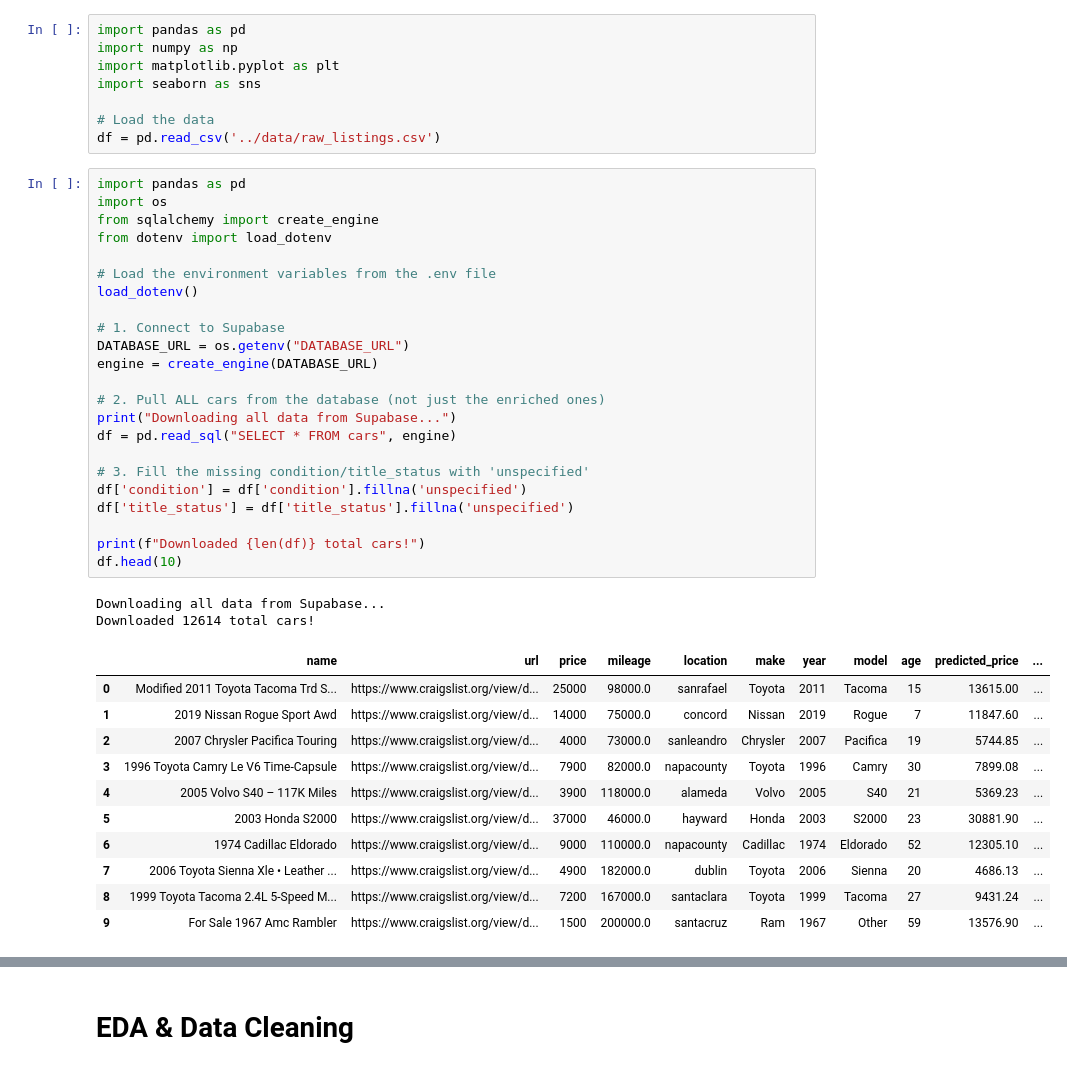
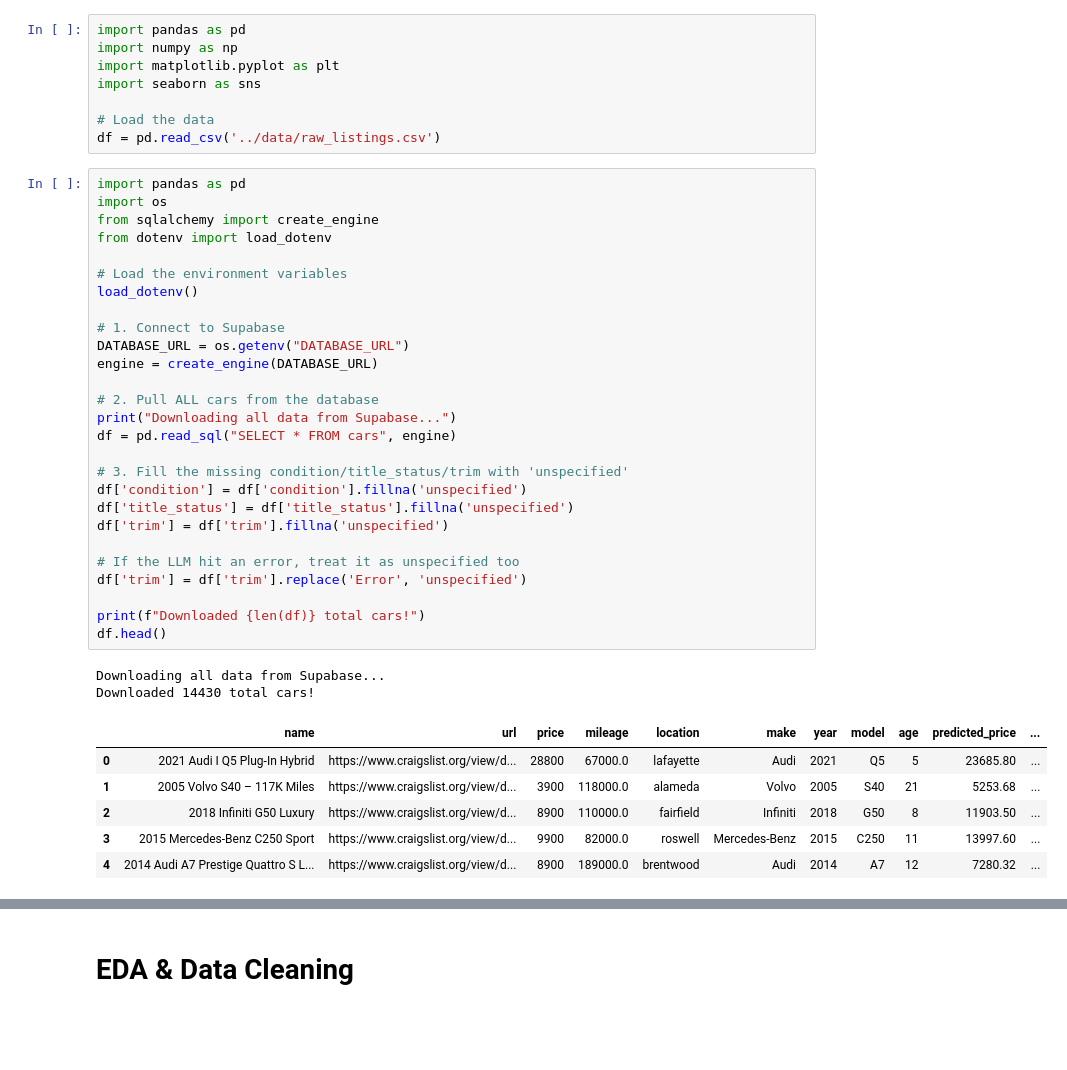
Before and after one commit to abhiswrld/AutoValuate, a Jupyter notebook: ml/AutoValuate_Pipeline.ipynb, the cells around one changed output, grey strips where cells are left out. Cells and saved outputs as stored; diff of their text form; blank space fills up the shorter version.

```diff
--- a/ml/AutoValuate_Pipeline.ipynb
+++ b/ml/AutoValuate_Pipeline.ipynb
@@ -11,40 +11,39 @@ df = pd.read_csv('../data/raw_listings.csv')
 # %%
 import pandas as pd
 import os
 from sqlalchemy import create_engine
 from dotenv import load_dotenv
 
-# Load the environment variables from the .env file
+# Load the environment variables
 load_dotenv()
 
 # 1. Connect to Supabase
 DATABASE_URL = os.getenv("DATABASE_URL")
 engine = create_engine(DATABASE_URL)
 
-# 2. Pull ALL cars from the database (not just the enriched ones)
+# 2. Pull ALL cars from the database
 print("Downloading all data from Supabase...")
 df = pd.read_sql("SELECT * FROM cars", engine)
 
-# 3. Fill the missing condition/title_status with 'unspecified'
+# 3. Fill the missing condition/title_status/trim with 'unspecified'
 df['condition'] = df['condition'].fillna('unspecified')
 df['title_status'] = df['title_status'].fillna('unspecified')
+df['trim'] = df['trim'].fillna('unspecified')
+
+# If the LLM hit an error, treat it as unspecified too
+df['trim'] = df['trim'].replace('Error', 'unspecified')
 
 print(f"Downloaded {len(df)} total cars!")
-df.head(10)
+df.head()
 # %% [output]
 Downloading all data from Supabase...
-Downloaded 12614 total cars!
+Downloaded 14430 total cars!
 |  | name | url | price | mileage | location | make | year | model | age | predicted_price | ... |
-| 0 | Modified 2011 Toyota Tacoma Trd S... | https://www.craigslist.org/view/d... | 25000 | 98000.0 | sanrafael | Toyota | 2011 | Tacoma | 15 | 13615.00 | ... |
-| 1 | 2019 Nissan Rogue Sport Awd | https://www.craigslist.org/view/d... | 14000 | 75000.0 | concord | Nissan | 2019 | Rogue | 7 | 11847.60 | ... |
-| 2 | 2007 Chrysler Pacifica Touring | https://www.craigslist.org/view/d... | 4000 | 73000.0 | sanleandro | Chrysler | 2007 | Pacifica | 19 | 5744.85 | ... |
-| 3 | 1996 Toyota Camry Le V6 Time-Capsule | https://www.craigslist.org/view/d... | 7900 | 82000.0 | napacounty | Toyota | 1996 | Camry | 30 | 7899.08 | ... |
-| 4 | 2005 Volvo S40 – 117K Miles | https://www.craigslist.org/view/d... | 3900 | 118000.0 | alameda | Volvo | 2005 | S40 | 21 | 5369.23 | ... |
-| 5 | 2003 Honda S2000 | https://www.craigslist.org/view/d... | 37000 | 46000.0 | hayward | Honda | 2003 | S2000 | 23 | 30881.90 | ... |
-| 6 | 1974 Cadillac Eldorado | https://www.craigslist.org/view/d... | 9000 | 110000.0 | napacounty | Cadillac | 1974 | Eldorado | 52 | 12305.10 | ... |
-| 7 | 2006 Toyota Sienna Xle • Leather ... | https://www.craigslist.org/view/d... | 4900 | 182000.0 | dublin | Toyota | 2006 | Sienna | 20 | 4686.13 | ... |
-| 8 | 1999 Toyota Tacoma 2.4L 5-Speed M... | https://www.craigslist.org/view/d... | 7200 | 167000.0 | santaclara | Toyota | 1999 | Tacoma | 27 | 9431.24 | ... |
-| 9 | For Sale 1967 Amc Rambler | https://www.craigslist.org/view/d... | 1500 | 200000.0 | santacruz | Ram | 1967 | Other | 59 | 13576.90 | ... |
+| 0 | 2021 Audi I Q5 Plug-In Hybrid | https://www.craigslist.org/view/d... | 28800 | 67000.0 | lafayette | Audi | 2021 | Q5 | 5 | 23685.80 | ... |
+| 1 | 2005 Volvo S40 – 117K Miles | https://www.craigslist.org/view/d... | 3900 | 118000.0 | alameda | Volvo | 2005 | S40 | 21 | 5253.68 | ... |
+| 2 | 2018 Infiniti G50 Luxury | https://www.craigslist.org/view/d... | 8900 | 110000.0 | fairfield | Infiniti | 2018 | G50 | 8 | 11903.50 | ... |
+| 3 | 2015 Mercedes-Benz C250 Sport | https://www.craigslist.org/view/d... | 9900 | 82000.0 | roswell | Mercedes-Benz | 2015 | C250 | 11 | 13997.60 | ... |
+| 4 | 2014 Audi A7 Prestige Quattro S L... | https://www.craigslist.org/view/d... | 8900 | 189000.0 | brentwood | Audi | 2014 | A7 | 12 | 7280.32 | ... |
 # %%
 df.sample(10)
 # %% [output]
```
Also changed, not shown: parts of 25 cells of this notebook.
